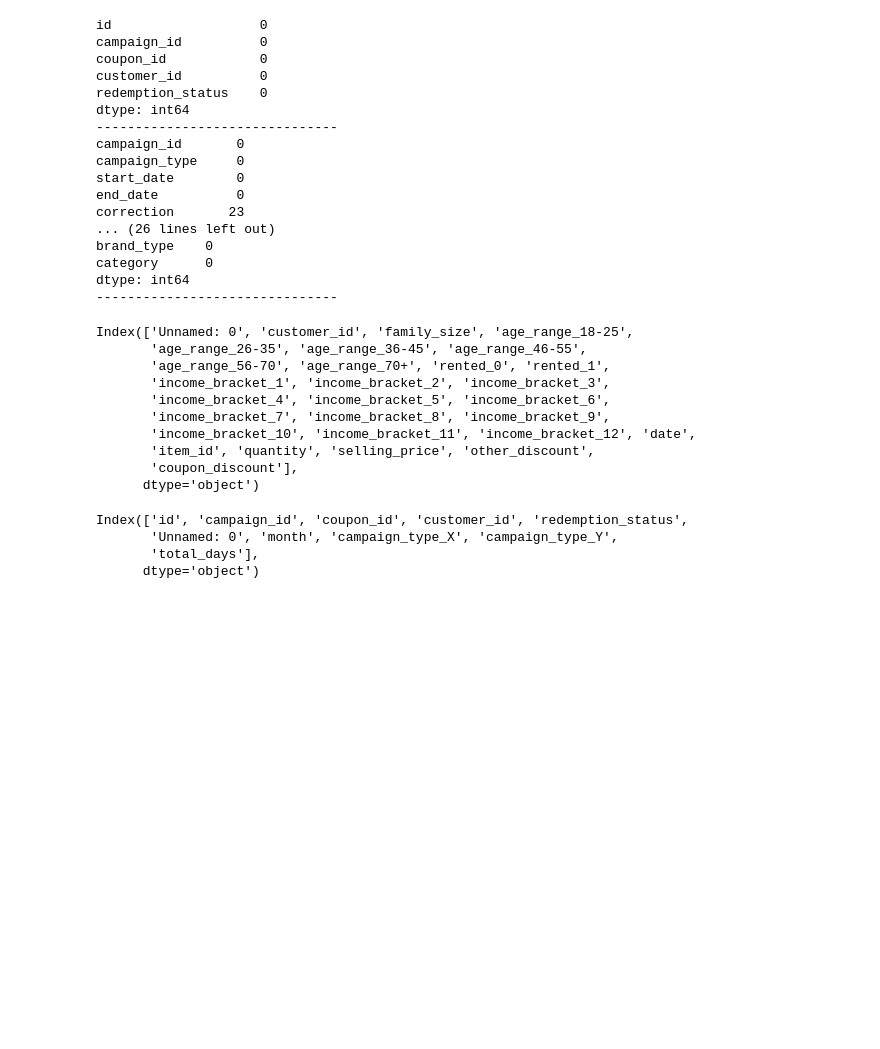
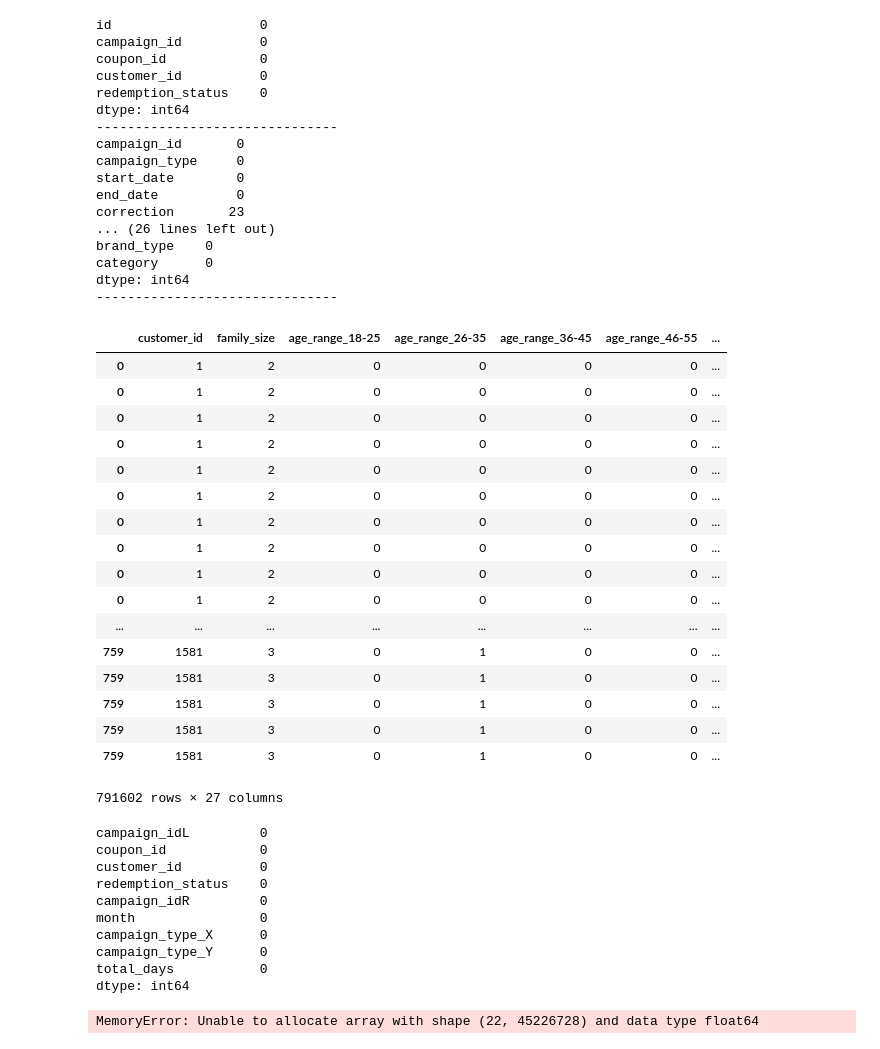
Before and after one commit to gkothari25/Amex_challenge-, a Jupyter notebook: Amex_challenge_submission.ipynb, the cells around one changed output. Saved outputs shown, nothing was run; the diff lists cells and outputs as text; code cells hidden in the pictures; blank space fills up the shorter version.

Commit message:
latest_error

```diff
--- a/Amex_challenge_submission.ipynb
+++ b/Amex_challenge_submission.ipynb
@@ -113,36 +113,65 @@ item_df_1.to_csv("item_df_1.csv")
 # %%
 # lets group them together customer_demo_df and customer_trans_df
 #combine train and campaign type.
 #two dataframes are -
 import pandas as pd
 demogra_df = pd.read_csv('customer_demo_df_1.csv')
 c_trans_df = pd.read_csv('customer_transaction_data.csv')
-df1 = pd.merge(demogra_df, c_trans_df, how = 'inner', on = 'customer_id')
-df1.columns
+# df1 = c_trans_df.join(demogra_df, on = 'customer_id')
+#df1 = pd.merge(demogra_df,c_trans_df,on='customer_id',how = 'left')
+b = c_trans_df.set_index("customer_id")
+df1 = demogra_df.join(b,lsuffix='L_',rsuffix='R_',on="customer_id")
+del df1['Unnamed: 0']
+del df1['date']
+df1.isnull().sum()
+df1
 # %% [output]
+|  | customer_id | family_size | age_range_18-25 | age_range_26-35 | age_range_36-45 | age_range_46-55 | ... |
+| 0 | 1 | 2 | 0 | 0 | 0 | 0 | ... |
+| 0 | 1 | 2 | 0 | 0 | 0 | 0 | ... |
+| 0 | 1 | 2 | 0 | 0 | 0 | 0 | ... |
+| 0 | 1 | 2 | 0 | 0 | 0 | 0 | ... |
+| 0 | 1 | 2 | 0 | 0 | 0 | 0 | ... |
+| 0 | 1 | 2 | 0 | 0 | 0 | 0 | ... |
+| 0 | 1 | 2 | 0 | 0 | 0 | 0 | ... |
+| 0 | 1 | 2 | 0 | 0 | 0 | 0 | ... |
+| 0 | 1 | 2 | 0 | 0 | 0 | 0 | ... |
+| 0 | 1 | 2 | 0 | 0 | 0 | 0 | ... |
+| ... | ... | ... | ... | ... | ... | ... | ... |
+| 759 | 1581 | 3 | 0 | 1 | 0 | 0 | ... |
+| 759 | 1581 | 3 | 0 | 1 | 0 | 0 | ... |
+| 759 | 1581 | 3 | 0 | 1 | 0 | 0 | ... |
+| 759 | 1581 | 3 | 0 | 1 | 0 | 0 | ... |
+| 759 | 1581 | 3 | 0 | 1 | 0 | 0 | ... |
-Index(['Unnamed: 0', 'customer_id', 'family_size', 'age_range_18-25',
-       'age_range_26-35', 'age_range_36-45', 'age_range_46-55',
-       'age_range_56-70', 'age_range_70+', 'rented_0', 'rented_1',
-       'income_bracket_1', 'income_bracket_2', 'income_bracket_3',
-       'income_bracket_4', 'income_bracket_5', 'income_bracket_6',
-       'income_bracket_7', 'income_bracket_8', 'income_bracket_9',
-       'income_bracket_10', 'income_bracket_11', 'income_bracket_12', 'date',
-       'item_id', 'quantity', 'selling_price', 'other_discount',
-       'coupon_discount'],
-      dtype='object')
+791602 rows × 27 columns
 # %%
 #lets merge train data and campaign data
 t_df = pd.read_csv('train.csv')
 c_df = pd.read_csv('campaign_data_df.csv')
-df2 = pd.merge(t_df, c_df, how = 'inner', on = 'campaign_id')
-df2.columns
-@decorater
+b = c_df.set_index("campaign_id")
+df2 = t_df.join(c_df, on = 'campaign_id',lsuffix='L', rsuffix='R')
+#df2 = pd.merge(c_df,t_df, on = 'campaign_id',how='right')
+del df2['Unnamed: 0']
+del df2['id']
+#df2['customer_id'].nunique() = 1428
+df2.dropna(inplace = True)
+df2.isnull().sum()
 # %% [output]
-Index(['id', 'campaign_id', 'coupon_id', 'customer_id', 'redemption_status',
-       'Unnamed: 0', 'month', 'campaign_type_X', 'campaign_type_Y',
-       'total_days'],
-      dtype='object')
+campaign_idL         0
+coupon_id            0
+customer_id          0
+redemption_status    0
+campaign_idR         0
+month                0
+campaign_type_X      0
+campaign_type_Y      0
+total_days           0
+dtype: int64
 # %%
 #lets combine df1 and df2 on custmor id
-df3 = pd.merge(df2,df1,how='inner',on='customer_id')
+#df3 = pd.merge(df2,df1,how='left',on='customer_id')
+b = df1.set_index("customer_id")
+df3 = df2.join(b,lsuffix= 'L_',rsuffix = "R_",on="customer_id")
 df3.to_csv('df3.csv')
+# %% [output]
+MemoryError: Unable to allocate array with shape (22, 45226728) and data type float64
```
Also changed, not shown: 9 other files.
